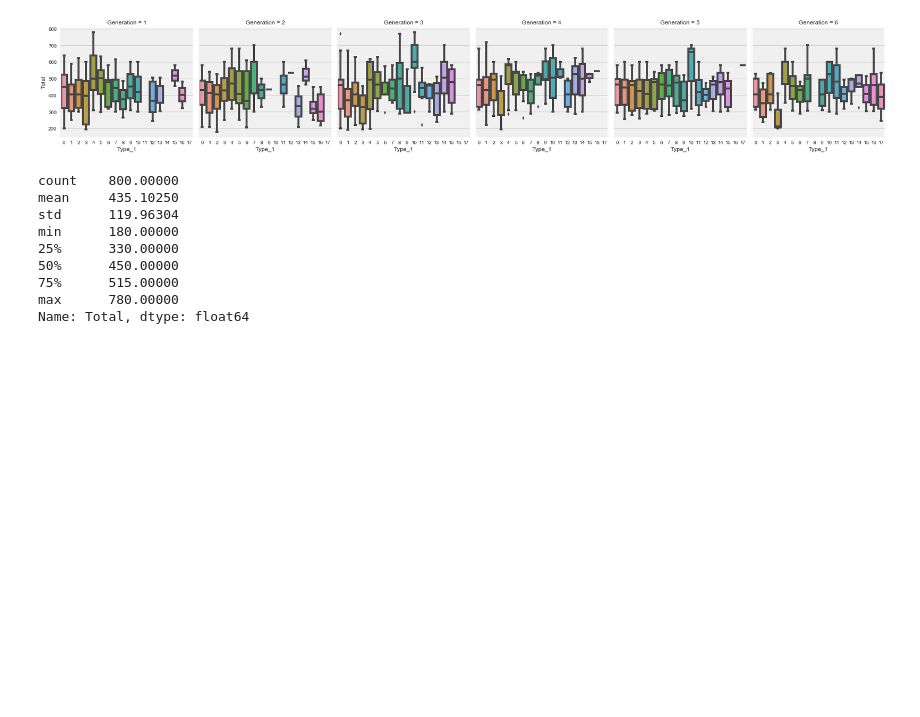
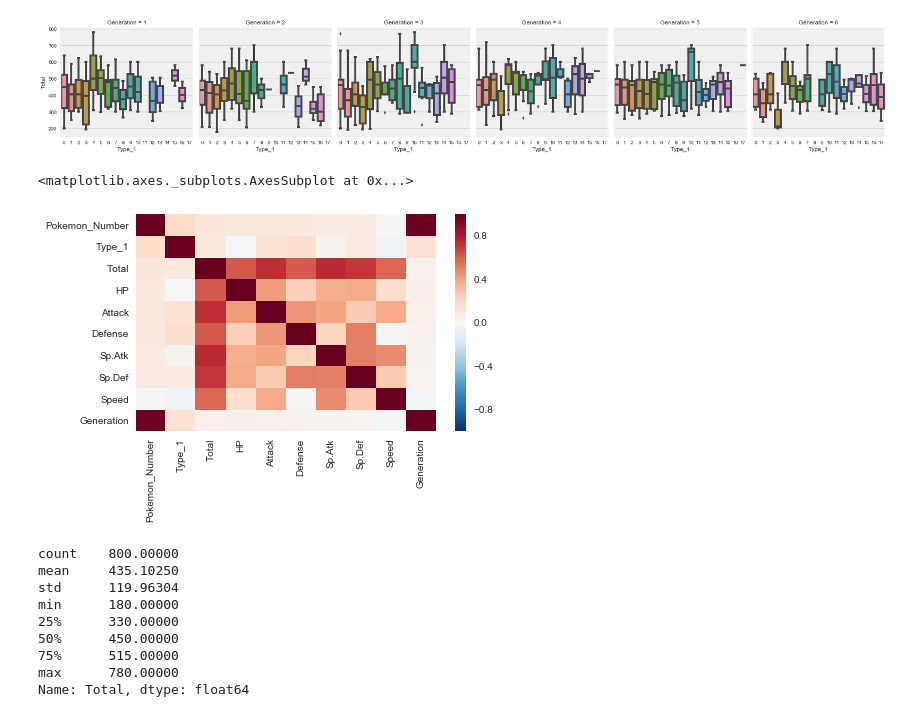
Before and after one commit to danidipinto/Pokemon, a Jupyter notebook: Pokemon.ipynb, the cells around one changed output. Cells and saved outputs as stored; diff of their text form; code cells hidden in the pictures; blank space fills up the shorter version.

```diff
--- a/Pokemon.ipynb
+++ b/Pokemon.ipynb
@@ -36,7 +36,7 @@ from sklearn import datasets
 from sklearn import metrics
 # %%
 #import pokemon data into a df
-url = '/Users/Danielle/Desktop/Pokemon/Pokemon.csv'
+url = '~/Pokemon/Pokemon.csv'
 df = pd.read_csv (url)
 # %%
 #first look at the top 5 rows
@@ -156,6 +156,11 @@ sns.factorplot(
 # %% [output]
 <seaborn.axisgrid.FacetGrid at 0x...>
 [figure]
+# %%
+sns.heatmap(df.corr())
+# %% [output]
+<matplotlib.axes._subplots.AxesSubplot at 0x...>
+[figure, added]
 # %%
 df.Total.describe()
 #looking at the stats for "Total"
```
Also changed, not shown: parts of 6 cells of this notebook.
